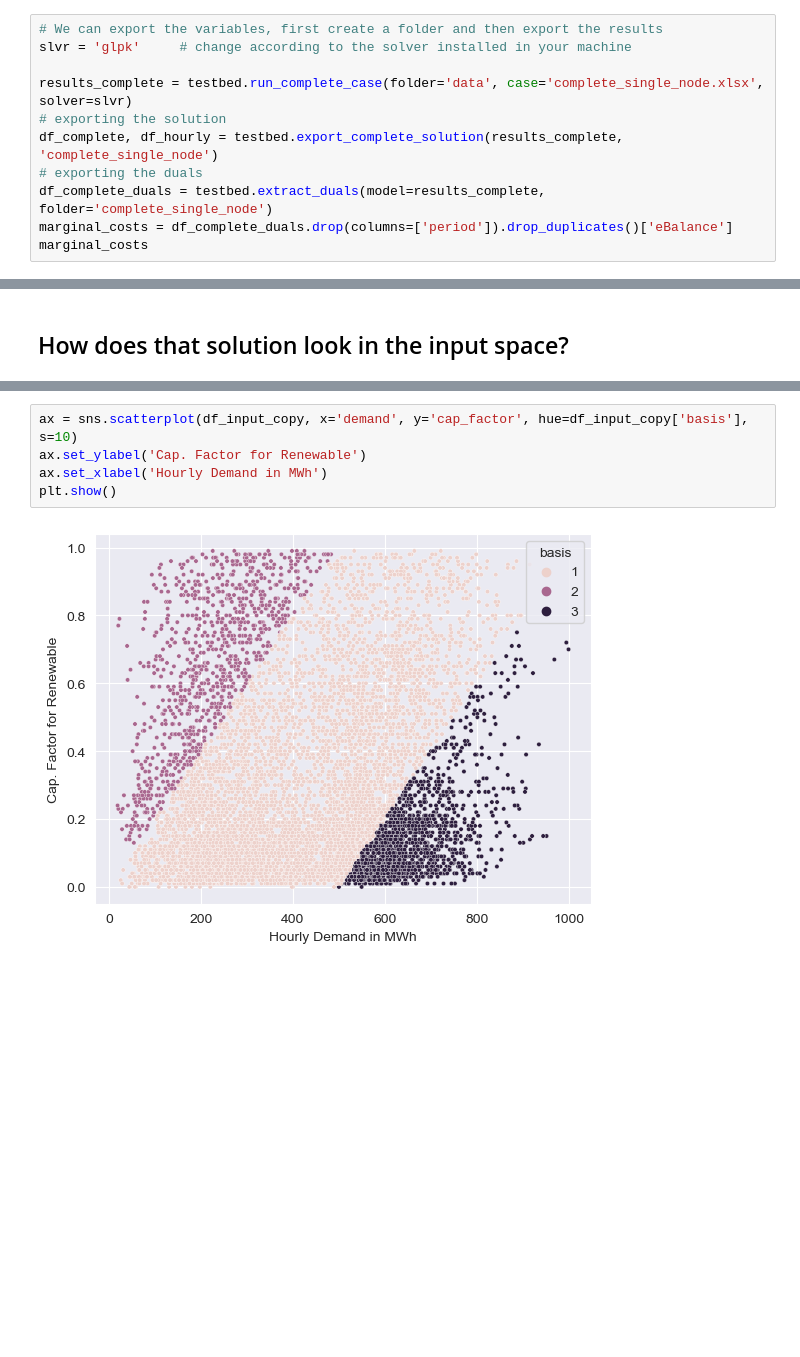
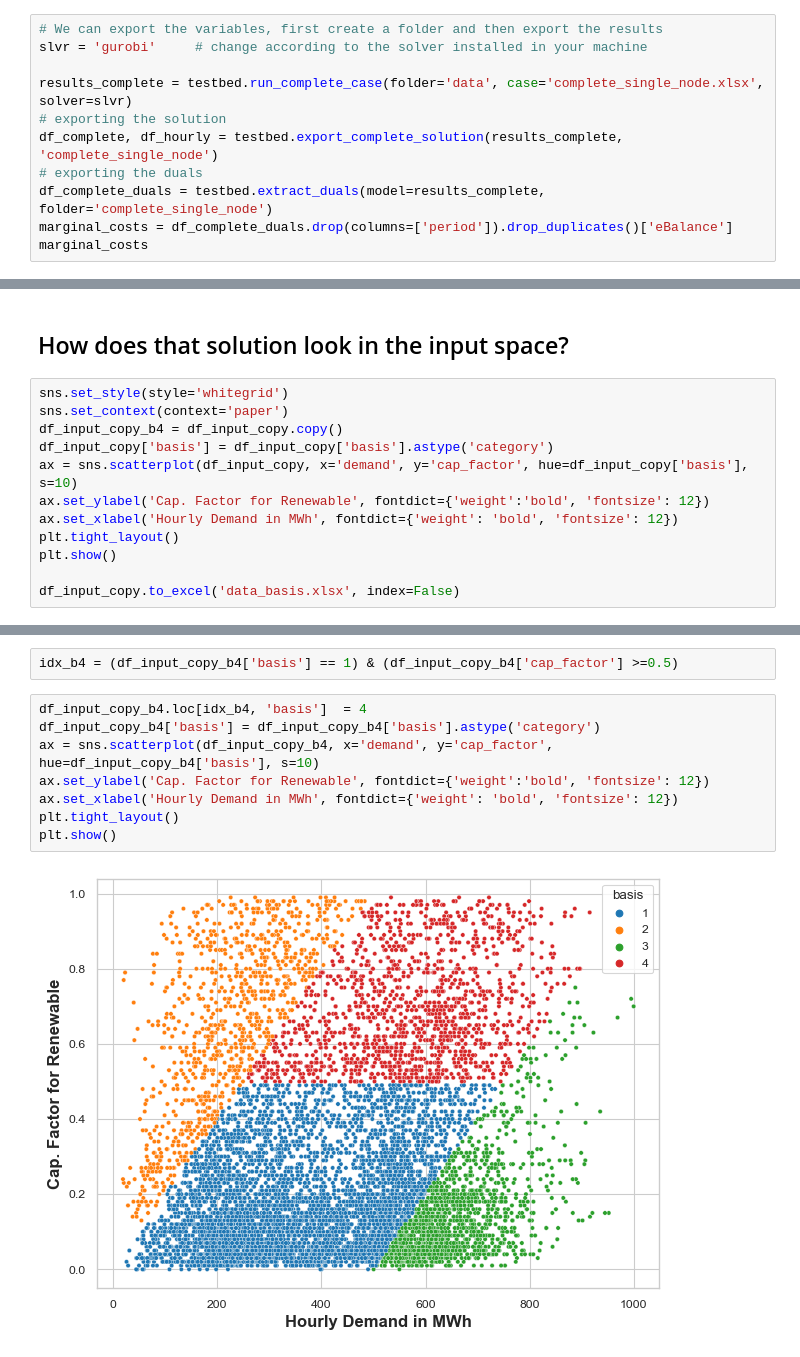
Before and after one commit to dcardonav/psom_tutorial, a Jupyter notebook: 03_Power_Systems_Optimization_2.ipynb, the cells around one changed output, grey strips where cells are left out. Saved outputs shown, nothing was run; the diff lists cells and outputs as text; blank space fills up the shorter version.

```diff
--- a/03_Power_Systems_Optimization_2.ipynb
+++ b/03_Power_Systems_Optimization_2.ipynb
@@ -16,7 +16,7 @@ import warnings
 warnings.filterwarnings(action='ignore')
 # %%
 # We can export the variables, first create a folder and then export the results
-slvr = 'glpk'     # change according to the solver installed in your machine
+slvr = 'gurobi'     # change according to the solver installed in your machine
 
 results_complete = testbed.run_complete_case(folder='data', case='complete_single_node.xlsx', solver=slvr)
 # exporting the solution
@@ -86,3 +86,15 @@ df_comparison_ext
 | 4 | decision_vars | 2.620800e+04 | 9.000000e+00 | 2.619900e+04 | 9.996566e-01 |
 # %% [markdown]
 ## How does that solution look in the input space?
+# %%
+sns.set_style(style='whitegrid')
+sns.set_context(context='paper')
+df_input_copy_b4 = df_input_copy.copy()
+df_input_copy['basis'] = df_input_copy['basis'].astype('category')
+ax = sns.scatterplot(df_input_copy, x='demand', y='cap_factor', hue=df_input_copy['basis'], s=10)
+ax.set_ylabel('Cap. Factor for Renewable', fontdict={'weight':'bold', 'fontsize': 12})
+ax.set_xlabel('Hourly Demand in MWh', fontdict={'weight': 'bold', 'fontsize': 12})
+plt.tight_layout()
+plt.show()
+
+df_input_copy.to_excel('data_basis.xlsx', index=False)
@@ -89,7 +103,12 @@ df_comparison_ext
+# %%
+idx_b4 = (df_input_copy_b4['basis'] == 1) & (df_input_copy_b4['cap_factor'] >=0.5)
 # %%
-ax = sns.scatterplot(df_input_copy, x='demand', y='cap_factor', hue=df_input_copy['basis'], s=10)
-ax.set_ylabel('Cap. Factor for Renewable')
-ax.set_xlabel('Hourly Demand in MWh')
+df_input_copy_b4.loc[idx_b4, 'basis']  = 4
+df_input_copy_b4['basis'] = df_input_copy_b4['basis'].astype('category')
+ax = sns.scatterplot(df_input_copy_b4, x='demand', y='cap_factor', hue=df_input_copy_b4['basis'], s=10)
+ax.set_ylabel('Cap. Factor for Renewable', fontdict={'weight':'bold', 'fontsize': 12})
+ax.set_xlabel('Hourly Demand in MWh', fontdict={'weight': 'bold', 'fontsize': 12})
+plt.tight_layout()
 plt.show()
 # %% [output]
-[figure, old version]
+[figure, new version]
```
Also changed, not shown: parts of 6 cells of this notebook, 58 other files.
